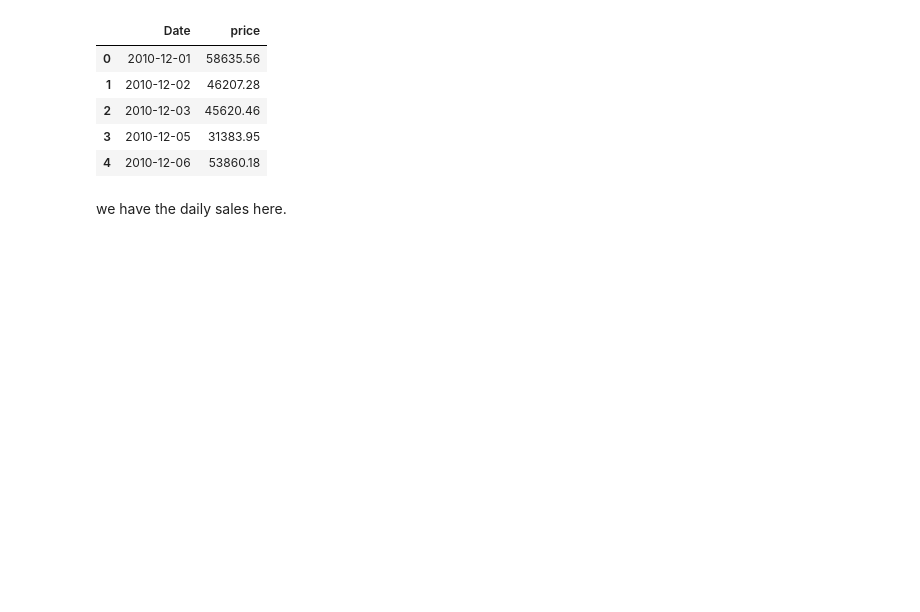
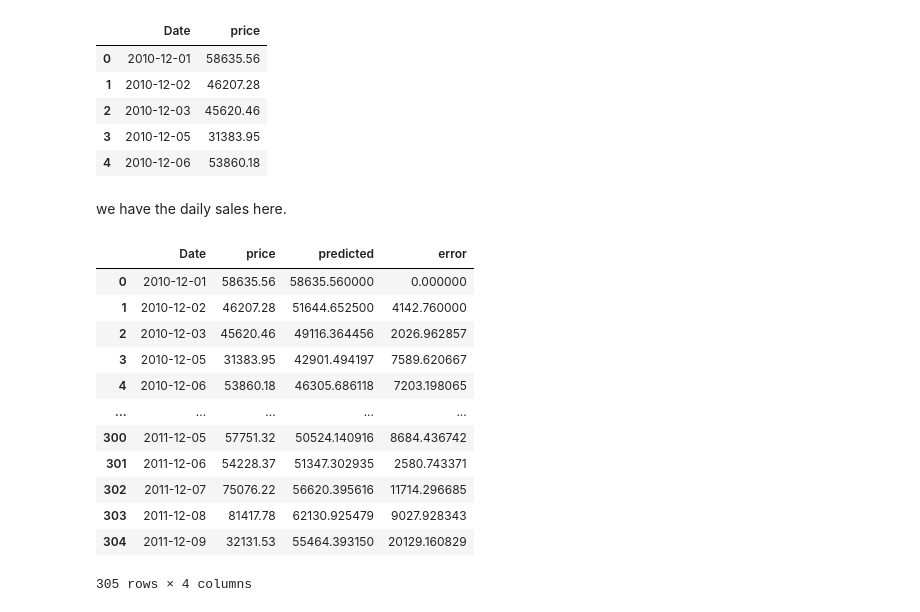
Before and after one commit to Harshraj77/data_science_and_ml_learning, a Jupyter notebook: time_series/EMA_Online_Retail.ipynb, the cells around one changed output. Cells and saved outputs as stored; diff of their text form; code cells hidden in the pictures; blank space fills up the shorter version.

```diff
--- a/time_series/EMA_Online_Retail.ipynb
+++ b/time_series/EMA_Online_Retail.ipynb
@@ -18,0 +21,16 @@ we have the daily sales here.
+# %%
+df
+# %% [output]
+|  | Date | price | predicted | error |
+| 0 | 2010-12-01 | 58635.56 | 58635.560000 | 0.000000 |
+| 1 | 2010-12-02 | 46207.28 | 51644.652500 | 4142.760000 |
+| 2 | 2010-12-03 | 45620.46 | 49116.364456 | 2026.962857 |
+| 3 | 2010-12-05 | 31383.95 | 42901.494197 | 7589.620667 |
+| 4 | 2010-12-06 | 53860.18 | 46305.686118 | 7203.198065 |
+| ... | ... | ... | ... | ... |
+| 300 | 2011-12-05 | 57751.32 | 50524.140916 | 8684.436742 |
+| 301 | 2011-12-06 | 54228.37 | 51347.302935 | 2580.743371 |
+| 302 | 2011-12-07 | 75076.22 | 56620.395616 | 11714.296685 |
+| 303 | 2011-12-08 | 81417.78 | 62130.925479 | 9027.928343 |
+| 304 | 2011-12-09 | 32131.53 | 55464.393150 | 20129.160829 |
+305 rows × 4 columns
```
Also changed, not shown: parts of 16 cells of this notebook.
